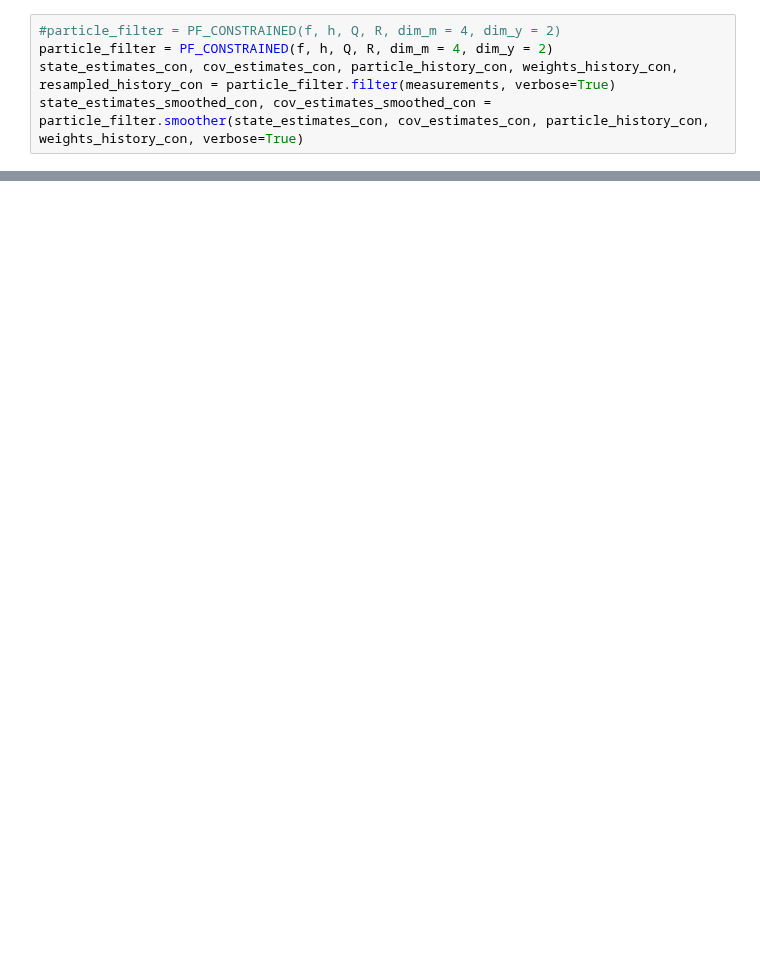
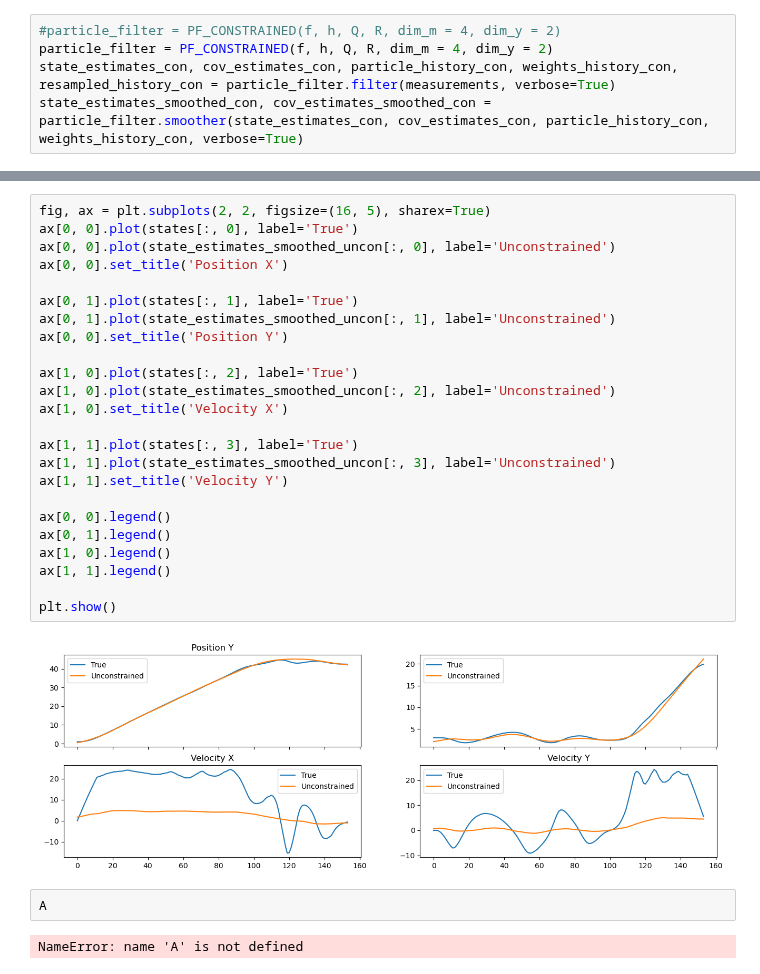
Before and after one commit to AndersGMadsen/bayesian-state-space-models, a Jupyter notebook: constrained_particle.ipynb, the cells around one changed output, grey strips where cells are left out. Saved outputs shown, nothing was run; the diff lists cells and outputs as text; blank space fills up the shorter version.

```diff
--- a/constrained_particle.ipynb
+++ b/constrained_particle.ipynb
@@ -222,0 +262,30 @@ plot_particle(states, state_estimates_smoothed_con, measurements, particle_histo
+# %%
+fig, ax = plt.subplots(2, 2, figsize=(16, 5), sharex=True)
+ax[0, 0].plot(states[:, 0], label='True')
+ax[0, 0].plot(state_estimates_smoothed_uncon[:, 0], label='Unconstrained')
+ax[0, 0].set_title('Position X')
+
+ax[0, 1].plot(states[:, 1], label='True')
+ax[0, 1].plot(state_estimates_smoothed_uncon[:, 1], label='Unconstrained')
+ax[0, 0].set_title('Position Y')
+
+ax[1, 0].plot(states[:, 2], label='True')
+ax[1, 0].plot(state_estimates_smoothed_uncon[:, 2], label='Unconstrained')
+ax[1, 0].set_title('Velocity X')
+
+ax[1, 1].plot(states[:, 3], label='True')
+ax[1, 1].plot(state_estimates_smoothed_uncon[:, 3], label='Unconstrained')
+ax[1, 1].set_title('Velocity Y')
+
+ax[0, 0].legend()
+ax[0, 1].legend()
+ax[1, 0].legend()
+ax[1, 1].legend()
+
+plt.show()
+# %% [output]
+[figure, added]
+# %%
+A
+# %% [output]
+NameError: name 'A' is not defined
```
Also changed, not shown: parts of 8 cells of this notebook, 4 other files.
